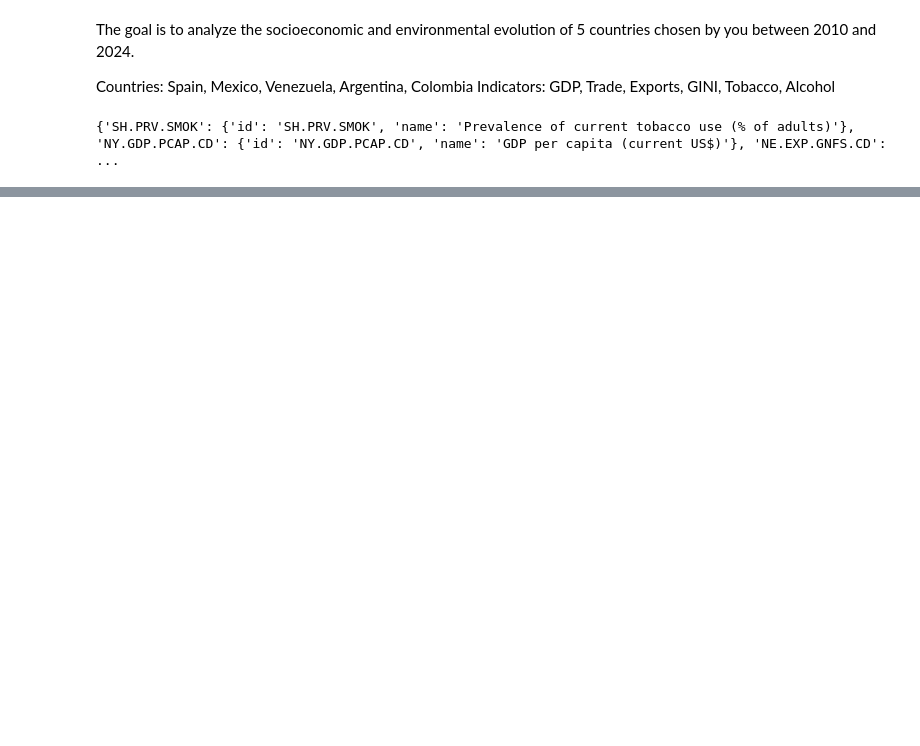
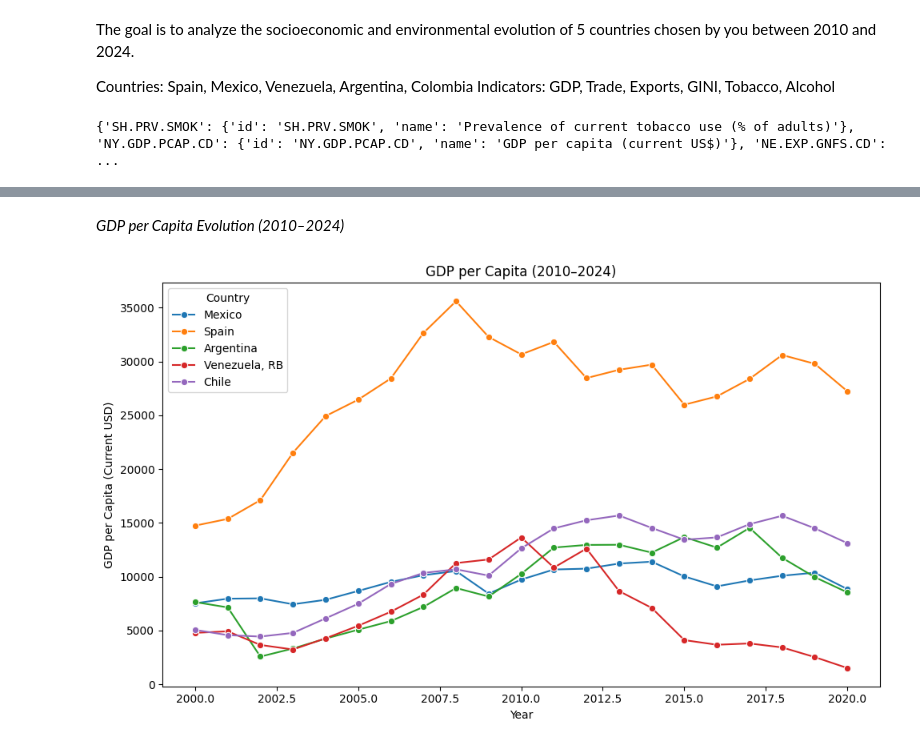
Before and after one commit to 4GeeksAcademy/ekbalam11-interacting-with-api-python-project-tutorial, a Jupyter notebook: src/explore.ipynb, the cells around one changed output, grey strips where cells are left out. Saved outputs shown, nothing was run; the diff lists cells and outputs as text; code cells hidden in the pictures; blank space fills up the shorter version.

```diff
--- a/src/explore.ipynb
+++ b/src/explore.ipynb
@@ -58,3 +58,19 @@ for ind_id in selected_ids:
 print(selected_indicators)
 # %% [output]
 {'SH.PRV.SMOK': {'id': 'SH.PRV.SMOK', 'name': 'Prevalence of current tobacco use (% of adults)'}, 'NY.GDP.PCAP.CD': {'id': 'NY.GDP.PCAP.CD', 'name': 'GDP per capita (current US$)'}, 'NE.EXP.GNFS.CD':  ...
+# %%
+
+COUNTRY_URL = "https://api.worldbank.org/v2/country/"
+country_codes = ["MX", "ES", "AR", "VE", "CL"]
+params = {
+    "format": "json"
+    }
+country_list = []
+for country_code in country_codes:
+    url = f"{COUNTRY_URL}{country_code}"
+    print(url)
+    response = requests.get(url, params=params, timeout=30)
+    response.raise_for_status()
+    payload = response.json()
+    print(f"payload for {country_code}: {payload}")
+    country_list.append({"id": payload[1][0]['id'], "name": payload[1][0]['name']})
@@ -60,0 +88,5 @@ print(selected_indicators)
+# %%
+print(country_list)
+countries_id = [country['id'] for country in country_list]
+countries_id = [country.lower() for country in countries_id]
+print(countries_id)
@@ -60,0 +128,7 @@ print(selected_indicators)
+# %%
+df = pd.DataFrame(country_table)
+
+df = df.dropna(subset=["value"])
+df["value"] = pd.to_numeric(df["value"], errors="coerce")
+
+print(df.head())
@@ -60,0 +177,16 @@ print(selected_indicators)
+# %% [markdown]
+*GDP per Capita Evolution (2010–2024)*
+# %%
+gdp_df = df[df["indicator_id"] == "NY.GDP.PCAP.CD"]
+
+plt.figure(figsize=(10,6))
+sns.lineplot(data=gdp_df, x="year", y="value", hue="country", marker="o")
+
+plt.title("GDP per Capita (2010–2024)")
+plt.ylabel("GDP per Capita (Current USD)")
+plt.xlabel("Year")
+plt.legend(title="Country")
+plt.tight_layout()
+plt.show()
+# %% [output]
+[figure, added]
```
Also changed, not shown: parts of 13 cells of this notebook.
